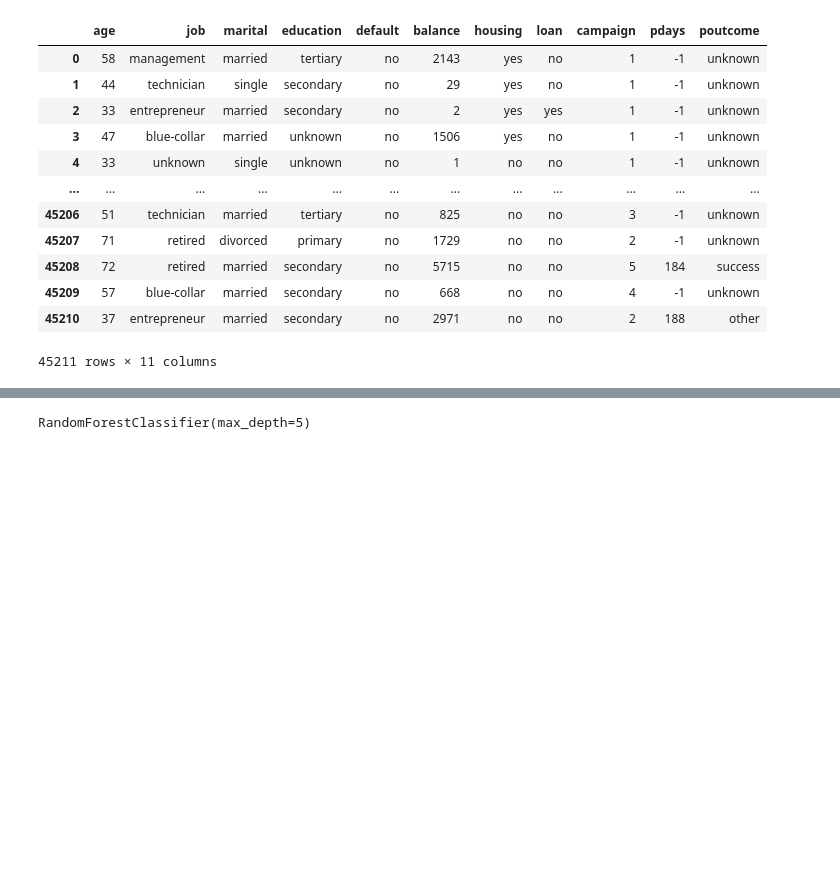
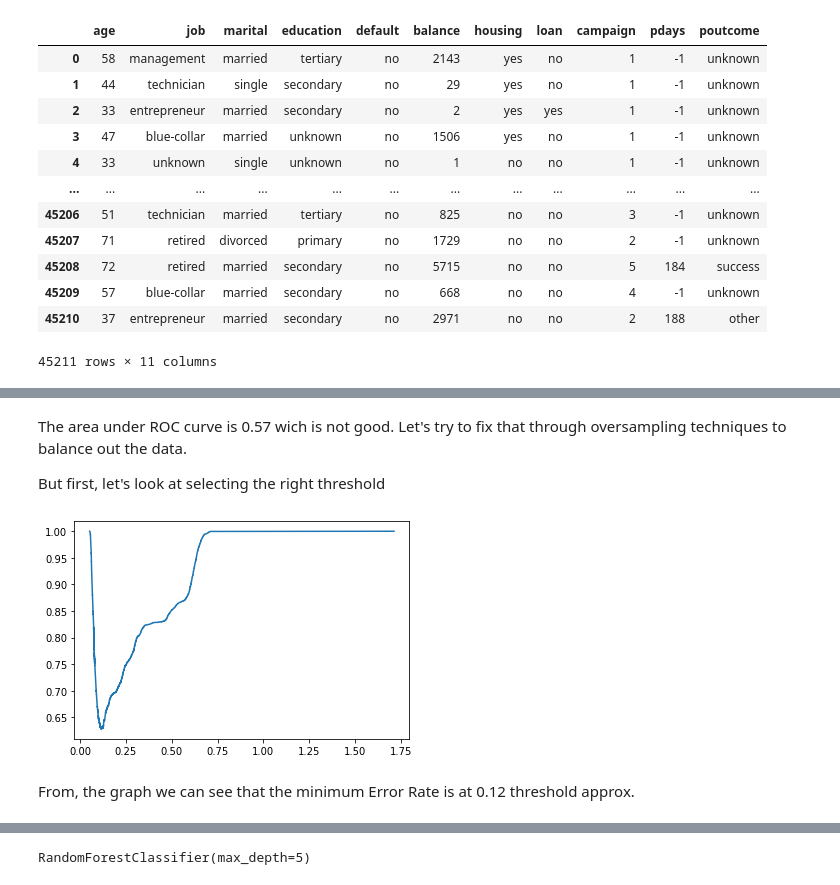
Before and after one commit to vaibhavtaneja1/BanksMarketingTargets, a Jupyter notebook: DataPrep_Training.ipynb, the cells around one changed output, grey strips where cells are left out. Saved outputs shown, nothing was run; the diff lists cells and outputs as text; code cells hidden in the pictures; blank space fills up the shorter version.

```diff
--- a/DataPrep_Training.ipynb
+++ b/DataPrep_Training.ipynb
@@ -53,0 +128,25 @@ df_features.replace(replace_dict, inplace=True)
+# %% [markdown]
+The area under ROC curve is 0.57 wich is not good. Let's try to fix that through oversampling techniques to balance out the data.
+
+But first, let's look at selecting the right threshold
+# %%
+# here we will calculate the total Error Rate by summing up FPR and FNR
+cut_off_df = pd.DataFrame({'fpr':fpr,'tpr':tpr,'threshold':thresholds})
+cut_off_df['fnr'] = 1- cut_off_df['tpr']
+
+# we can also add multipliers to adjust the weights we want to give to false positives and false negatives
+# For instance, we want to control False Negatives more than False Postives. In that case, we can double
+# the weight of False Negatives by cut_off_df['200_fnr'] = 2*cut_off_df['fnr']
+cut_off_df['100_fpr'] = cut_off_df['fpr']
+cut_off_df['100_fnr'] = cut_off_df['fnr']
+
+# Let's sum up FPR and FNR to get the total Error Rate
+cut_off_df['TotalErrorRate'] = cut_off_df['100_fpr'] + cut_off_df['100_fnr']
+
+# Let's plot the Error Rate against Threshold
+plt.plot(cut_off_df['threshold'], cut_off_df['TotalErrorRate'])
+plt.show()
+# %% [output]
+[figure, added]
+# %% [markdown]
+From, the graph we can see that the minimum Error Rate is at 0.12 threshold approx.
```
Also changed, not shown: parts of 23 cells of this notebook.
